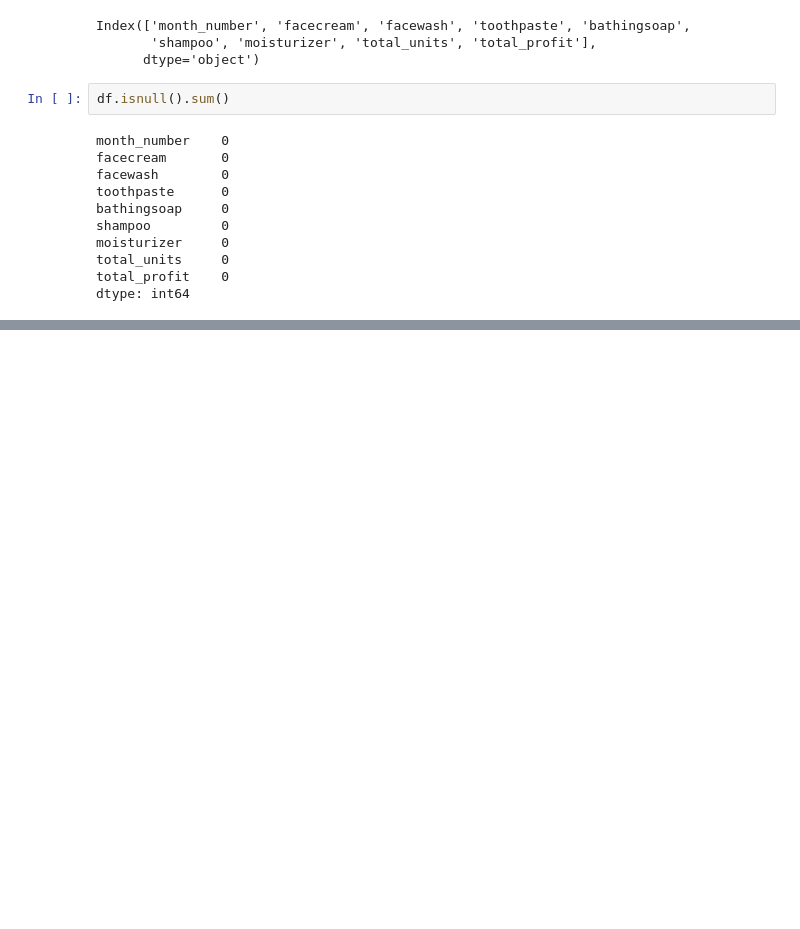
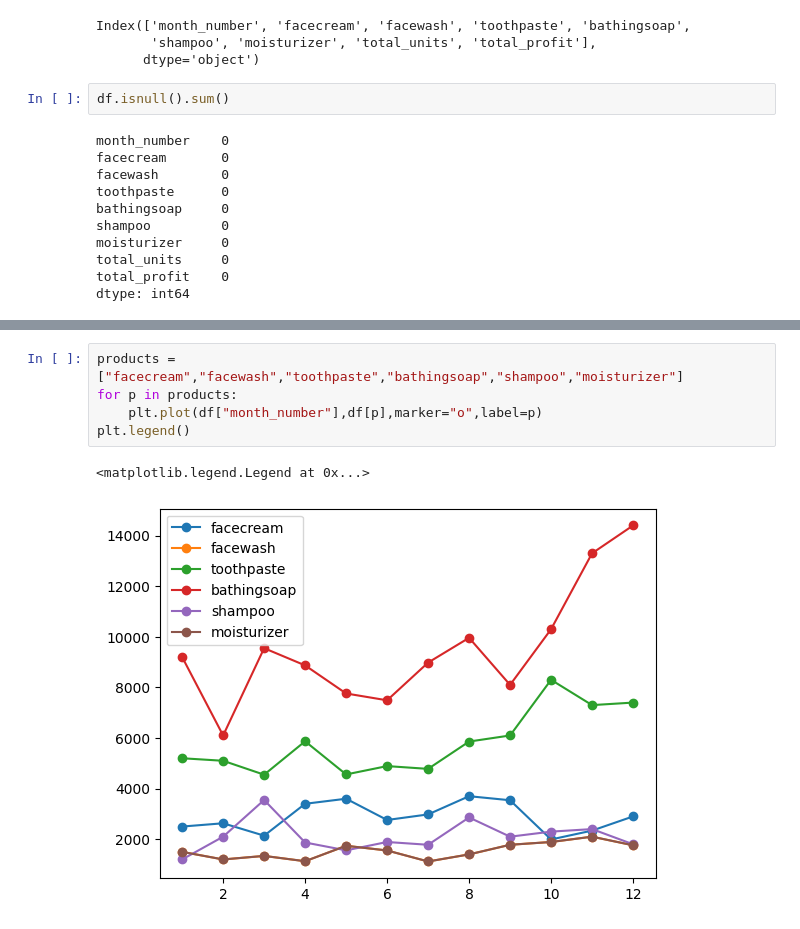
Before and after one commit to abinanand/Pandas_works, a Jupyter notebook: company_sales/process_company_sales.ipynb, the cells around one changed output, grey strips where cells are left out. Drawn from its saved outputs; the diff is of its cells as text; blank space fills up the shorter version.

```diff
--- a/company_sales/process_company_sales.ipynb
+++ b/company_sales/process_company_sales.ipynb
@@ -34,0 +61,8 @@ Text(0.5, 1.0, 'MONTH WISE TOTAL PROFIT')
+# %%
+products = ["facecream","facewash","toothpaste","bathingsoap","shampoo","moisturizer"]
+for p in products:
+    plt.plot(df["month_number"],df[p],marker="o",label=p)
+plt.legend()
+# %% [output]
+<matplotlib.legend.Legend at 0x...>
+[figure, added]
```
Also changed, not shown: parts of 12 cells of this notebook.
